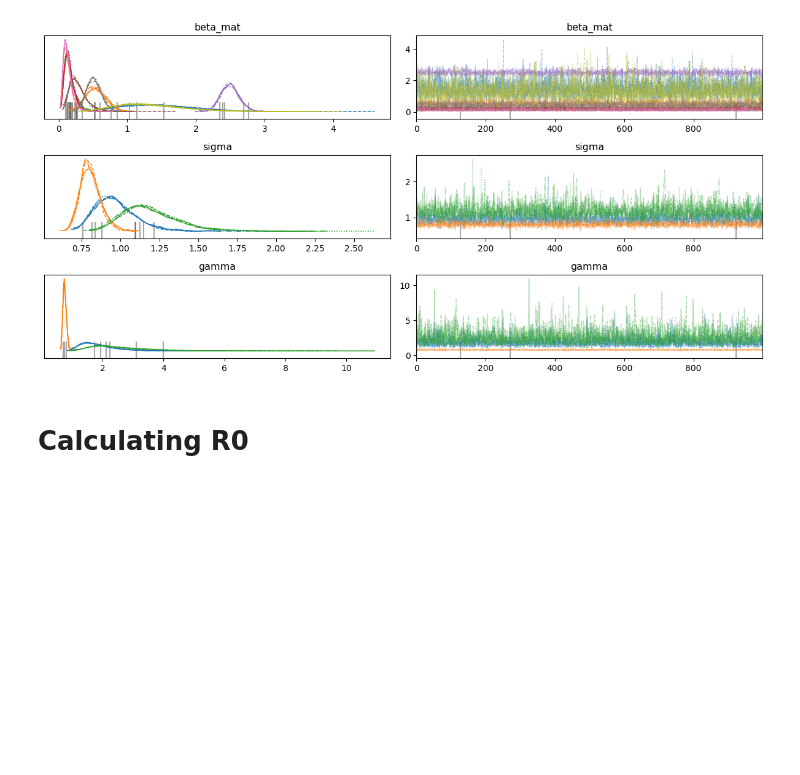
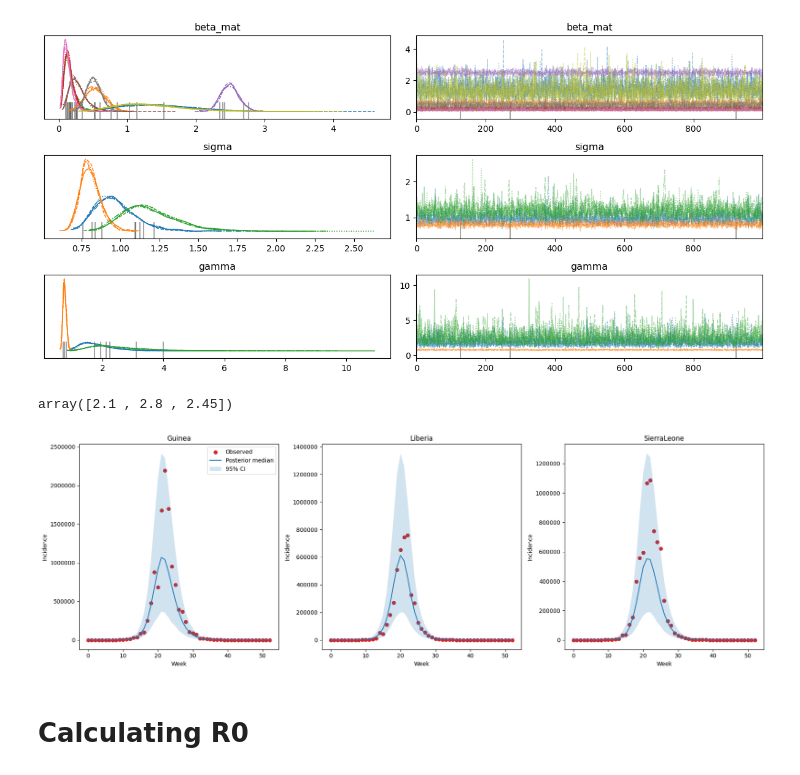
Before and after one commit to Samuelameningayeh/thesis, a Jupyter notebook: SEIR/synthetic_with_coupling.ipynb, the cells around one changed output. Drawn from its saved outputs; the diff is of its cells as text; code cells hidden in the pictures; blank space fills up the shorter version.

```diff
--- a/SEIR/synthetic_with_coupling.ipynb
+++ b/SEIR/synthetic_with_coupling.ipynb
@@ -278,3 +278,4 @@ plot_SEIR(raw_coupling, 'Guinea')
 # %%
 weekly_coupling = raw_coupling[['Guinea_Noise', 'Liberia_Noise', 'SierraLeone_Noise']]
 weekly_coupling.tail()
+ts = weekly_coupling.values.T
@@ -435,6 +423,41 @@ plt.tight_layout()
 plt.show()
 # %% [output]
 [figure]
+# %%
+idata = az.from_cmdstanpy(fit_coupling_model)  # or az.from_cmdstan(fit)
+# shape: (draws, N_patches, n_weeks)
+pred_inc = idata.posterior['pred_incidence'].values  # shape: (chains, draws, N_patches, n_weeks)
+if pred_inc.ndim == 4:  # combine chains
+    pred_inc = pred_inc.reshape(-1, *pred_inc.shape[2:])
+# %%
+np.array([0.3, 0.4, 0.35])*7
+# %% [output]
+array([2.1 , 2.8 , 2.45])
+# %%
+patch_names = ["Guinea", "Liberia", "SierraLeone"]
+weeks = np.arange(pred_inc.shape[2])
+
+fig, axes = plt.subplots(1, 3, figsize=(18, 6), sharex=False)
+for i, country in enumerate(patch_names):
+    ax = axes[i]
+    y_median = np.median(pred_inc[:, i, :], axis=0)
+    y_lower = np.percentile(pred_inc[:, i, :], 2.5, axis=0)
+    y_upper = np.percentile(pred_inc[:, i, :], 97.5, axis=0)
+    # Replace with your observed data for each country
+    ax.scatter(weeks[:53], ts[i], color='tab:red', label="Observed" if i==0 else None)
+    ax.plot(weeks[:53], y_median, color='tab:blue', label="Posterior median" if i==0 else None)
+    ax.fill_between(weeks[:53], y_lower, y_upper, alpha=0.2, label="95% CI" if i==0 else None)
+    ax.set_title(country)
+    ax.ticklabel_format(style='plain', axis='y')
+    ax.set_xlabel("Week")
+    ax.set_ylabel("Incidence")
+    if i == 0:
+        ax.legend()
+plt.tight_layout()
+plt.savefig(f'images/poseterior_check_meta.pdf')
+plt.show()
+# %% [output]
+[figure, added]
 # %% [markdown]
 # Calculating R0
 # %%
```
Also changed, not shown: parts of 2 cells of this notebook, 44 other files.
